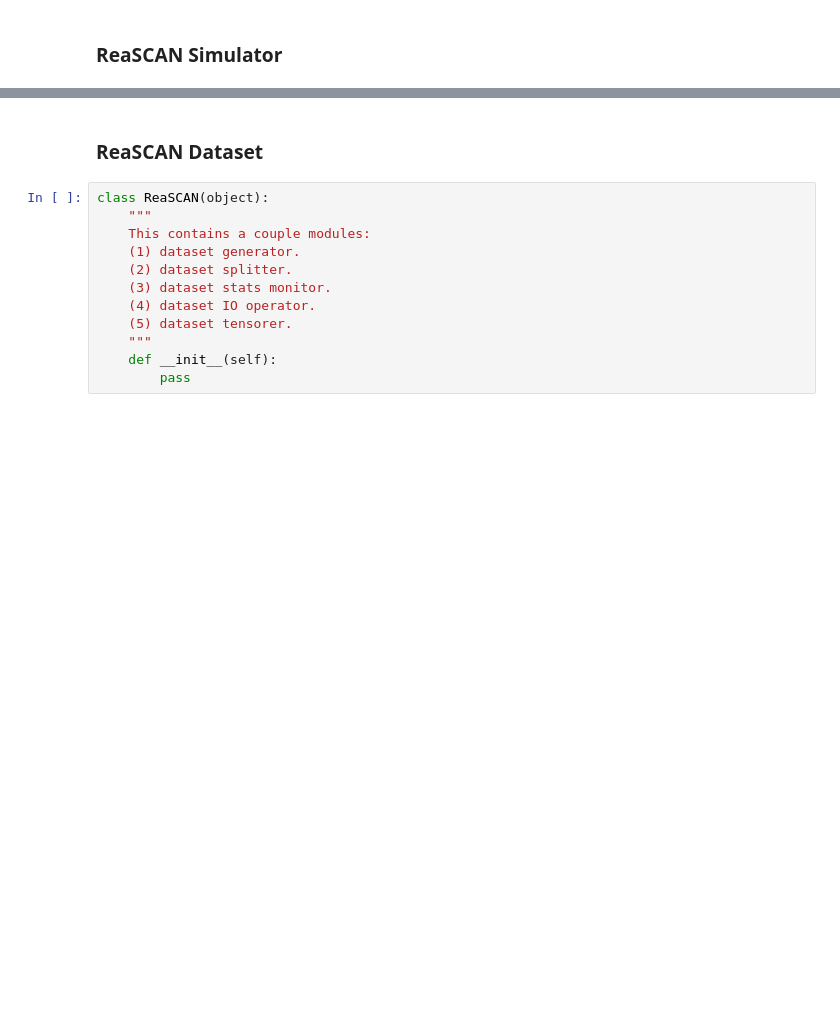
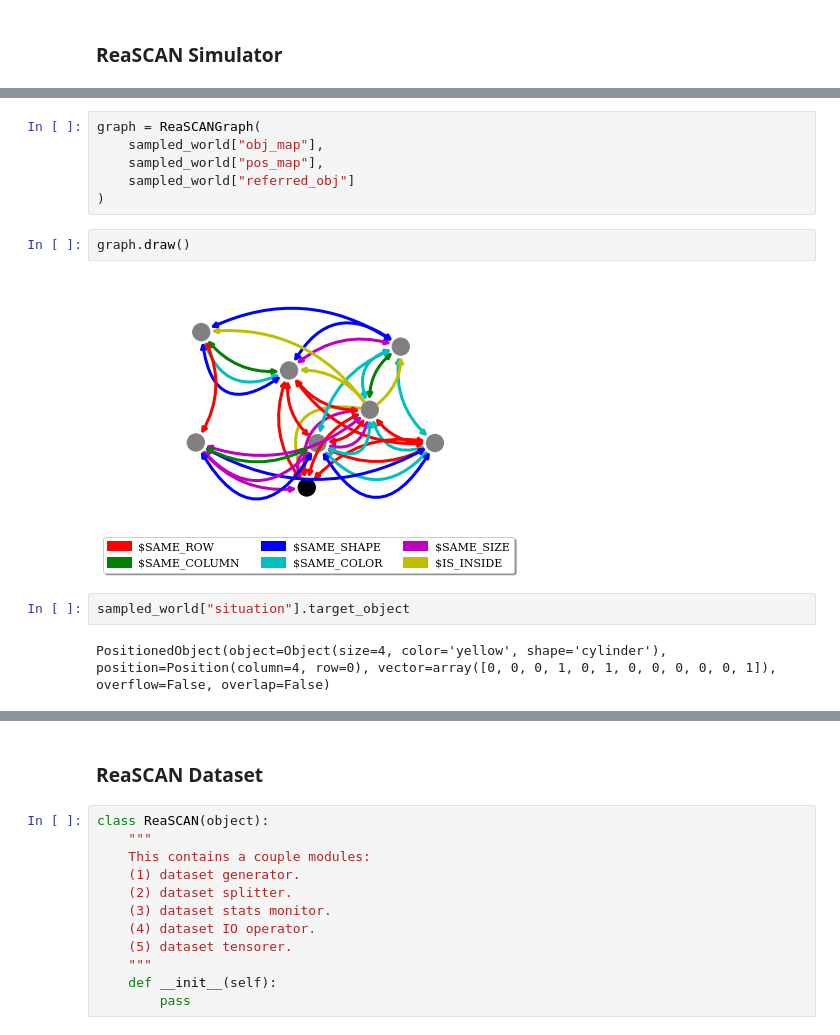
Before and after one commit to frankaging/Reason-SCAN, a Jupyter notebook: code/dataset/demo.ipynb, the cells around one changed output, grey strips where cells are left out. Cells and saved outputs as stored; diff of their text form; blank space fills up the shorter version.

```diff
--- a/code/dataset/demo.ipynb
+++ b/code/dataset/demo.ipynb
@@ -189,0 +903,14 @@ walk to the object that is in the same row as the red square and inside of the b
+# %%
+graph = ReaSCANGraph(
+    sampled_world["obj_map"],
+    sampled_world["pos_map"],
+    sampled_world["referred_obj"]
+)
+# %%
+graph.draw()
+# %% [output]
+[figure, added]
+# %%
+sampled_world["situation"].target_object
+# %% [output]
+PositionedObject(object=Object(size=4, color='yellow', shape='cylinder'), position=Position(column=4, row=0), vector=array([0, 0, 0, 1, 0, 1, 0, 0, 0, 0, 0, 1]), overflow=False, overlap=False)
```
Also changed, not shown: parts of 7 cells of this notebook, 1 other file.
